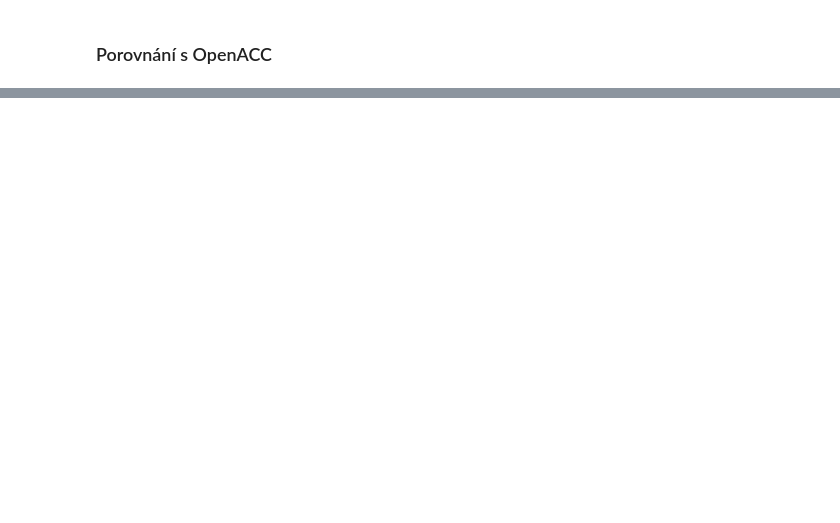
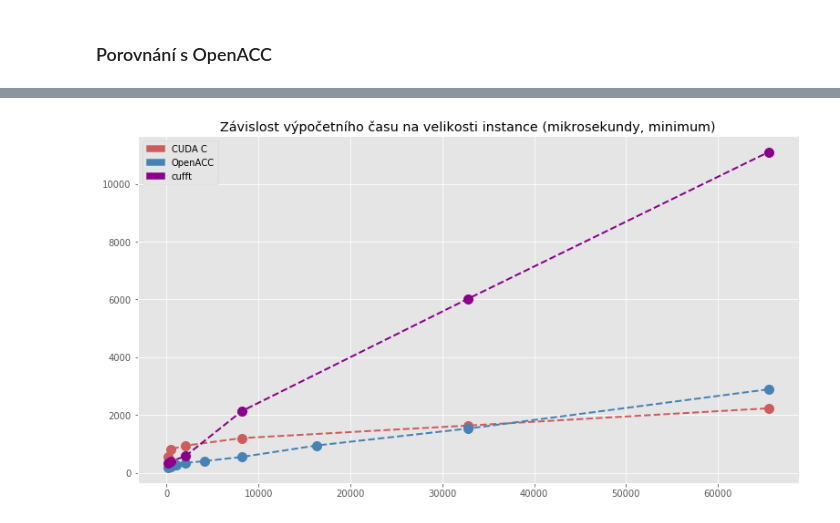
Before and after one commit to marianhlavac/FFT-cuda, a Jupyter notebook: docs/MI-PRC Seminar Project Report.ipynb, the cells around one changed output, grey strips where cells are left out. Drawn from its saved outputs; the diff is of its cells as text; code cells hidden in the pictures; blank space fills up the shorter version.

```diff
--- a/docs/MI-PRC Seminar Project Report.ipynb
+++ b/docs/MI-PRC Seminar Project Report.ipynb
@@ -243,0 +289,15 @@ Zdrojové kódy programu lze najít na GitHubu. Odkaz je v hlavičce zprávy.
+# %%
+import matplotlib.patches as mpatches
+cufft = pd.read_csv("results/cufft.csv").groupby('samples').min()[['elapsed_us']]
+oaccvscu = data[data['num_gangs'] == 128].groupby('samples').min()[['elapsed_us']]
+plt.plot(cusamplesvstime, color='indianred', marker='o', markersize=10, ls='--', lw=2)
+plt.plot(oaccvscu, color='steelblue', marker='o', markersize=10, ls='--', lw=2)
+plt.plot(cufft, color='darkmagenta', marker='o', markersize=10, ls='--', lw=2)
+plt.title('Závislost výpočetního času na velikosti instance (mikrosekundy, minimum)')
+p1 = mpatches.Patch(color='indianred', label='CUDA C')
+p2 = mpatches.Patch(color='steelblue', label='OpenACC')
+p3 = mpatches.Patch(color='darkmagenta', label='cufft')
+plt.legend(handles=[p1, p2, p3])
+plt.show()
+# %% [output]
+[figure, added]
```
Also changed, not shown: parts of 21 cells of this notebook, 1 other file.
